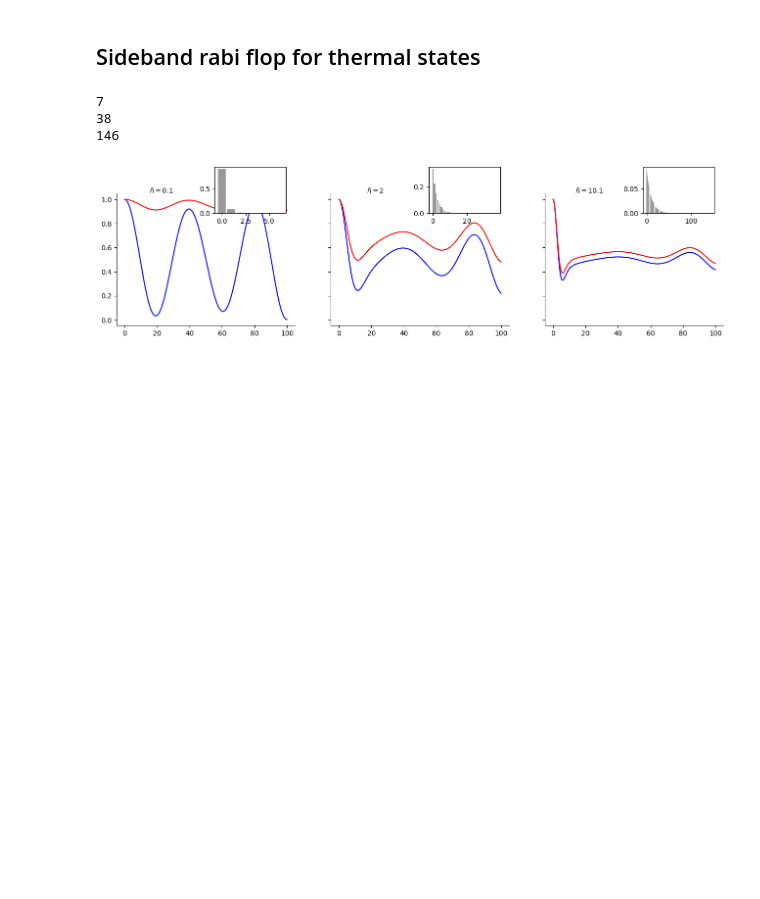
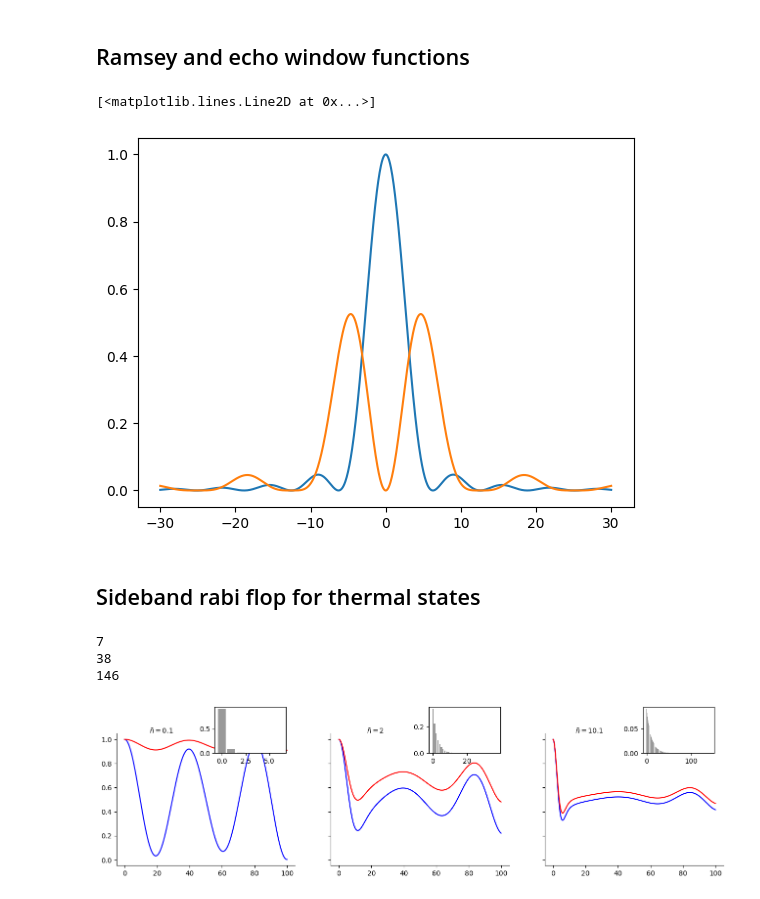
Before and after one commit to carmelom/quantum_hardware_code, a Jupyter notebook: notebooks/07_measurements.ipynb, the cells around one changed output. Cells and saved outputs as stored; diff of their text form; code cells hidden in the pictures; blank space fills up the shorter version.

```diff
--- a/notebooks/07_measurements.ipynb
+++ b/notebooks/07_measurements.ipynb
@@ -5,6 +5,23 @@
 import numpy as np
 import matplotlib.pyplot as plt
 from qhlib import functions as qfn
+# %% [markdown]
+## Ramsey and echo window functions
+# %%
+# x = omega t
+def ramsey_window(x):
+    return (np.sin(x/2) / (x/2))**2
+
+def echo_window(x):
+    return (np.sin(x/4)**2 / (x/4))**2
+
+
+x = np.linspace(-30, 30, 1000)
+plt.plot(x, ramsey_window(x))
+plt.plot(x, echo_window(x))
+# %% [output]
+[<matplotlib.lines.Line2D at 0x...>]
+[figure, added]
 # %% [markdown]
 ## Sideband rabi flop for thermal states
 # %%
```
